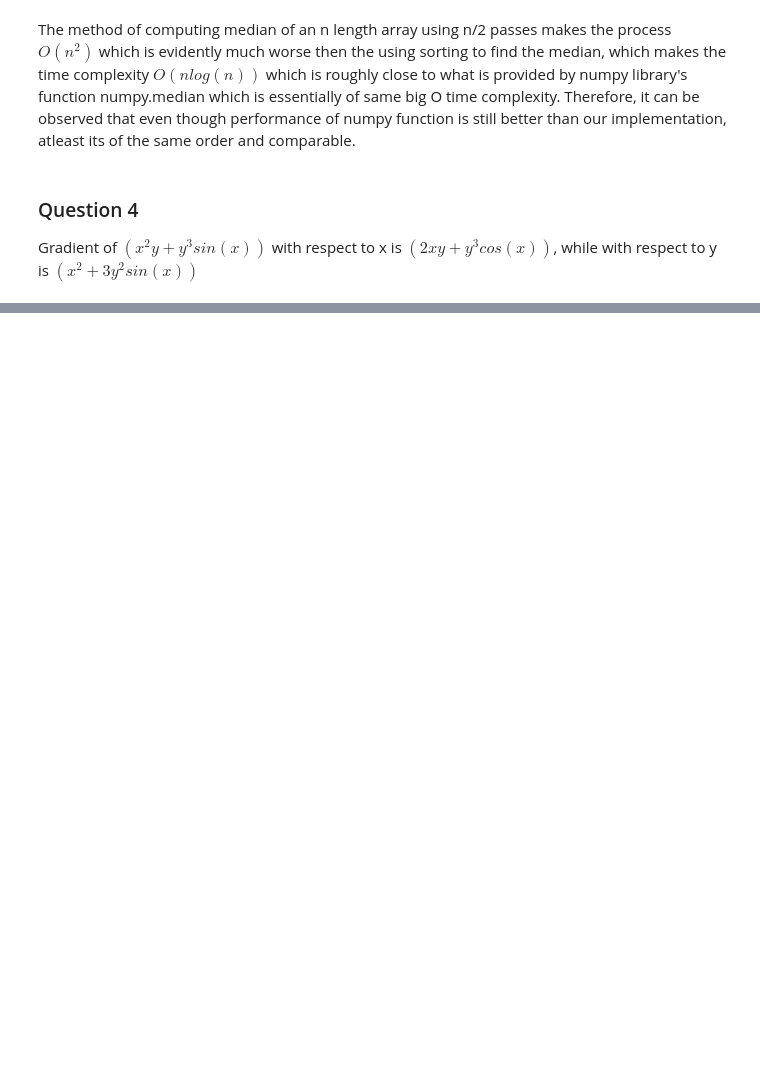
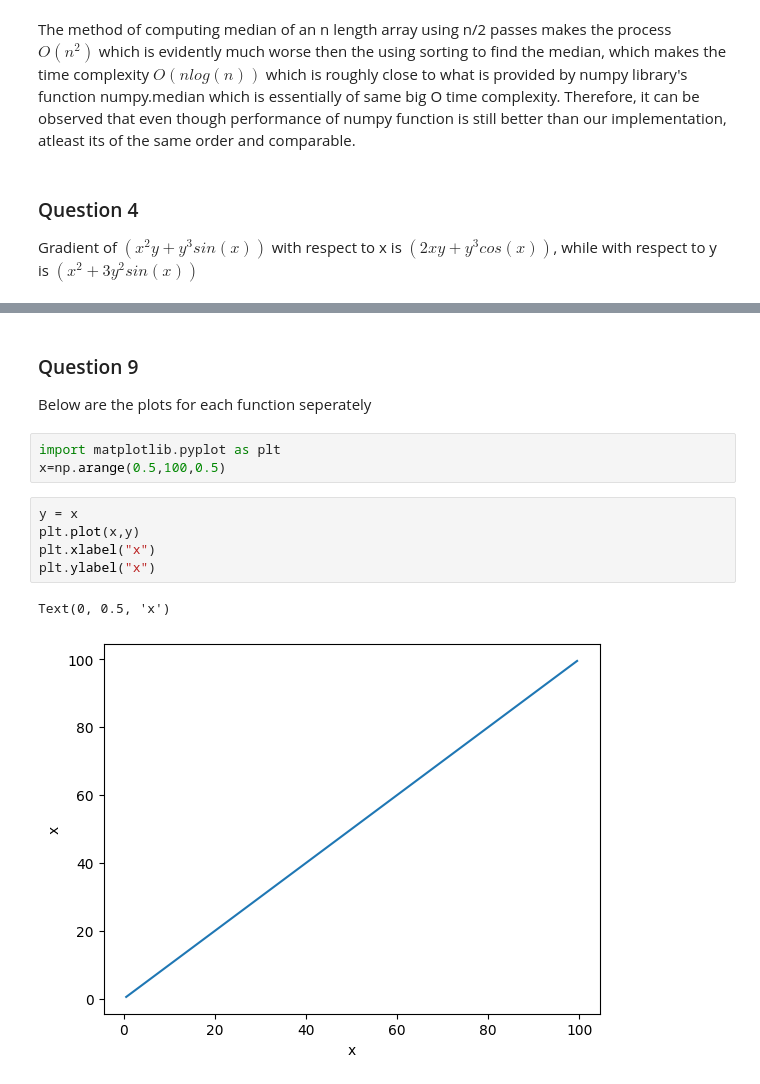
Before and after one commit to SRocks04/Shubh_ML, a Jupyter notebook: Exam.ipynb, the cells around one changed output, grey strips where cells are left out. Drawn from its saved outputs; the diff is of its cells as text; blank space fills up the shorter version.

```diff
--- a/Exam.ipynb
+++ b/Exam.ipynb
@@ -81,0 +200,14 @@ NameError: name 'jax' is not defined
+# %% [markdown]
+### Question 9
+Below are the plots for each function seperately
+# %%
+import matplotlib.pyplot as plt
+x=np.arange(0.5,100,0.5)
+# %%
+y = x
+plt.plot(x,y)
+plt.xlabel("x")
+plt.ylabel("x")
+# %% [output]
+Text(0, 0.5, 'x')
+[figure, added]
```
Also changed, not shown: parts of 25 cells of this notebook.
